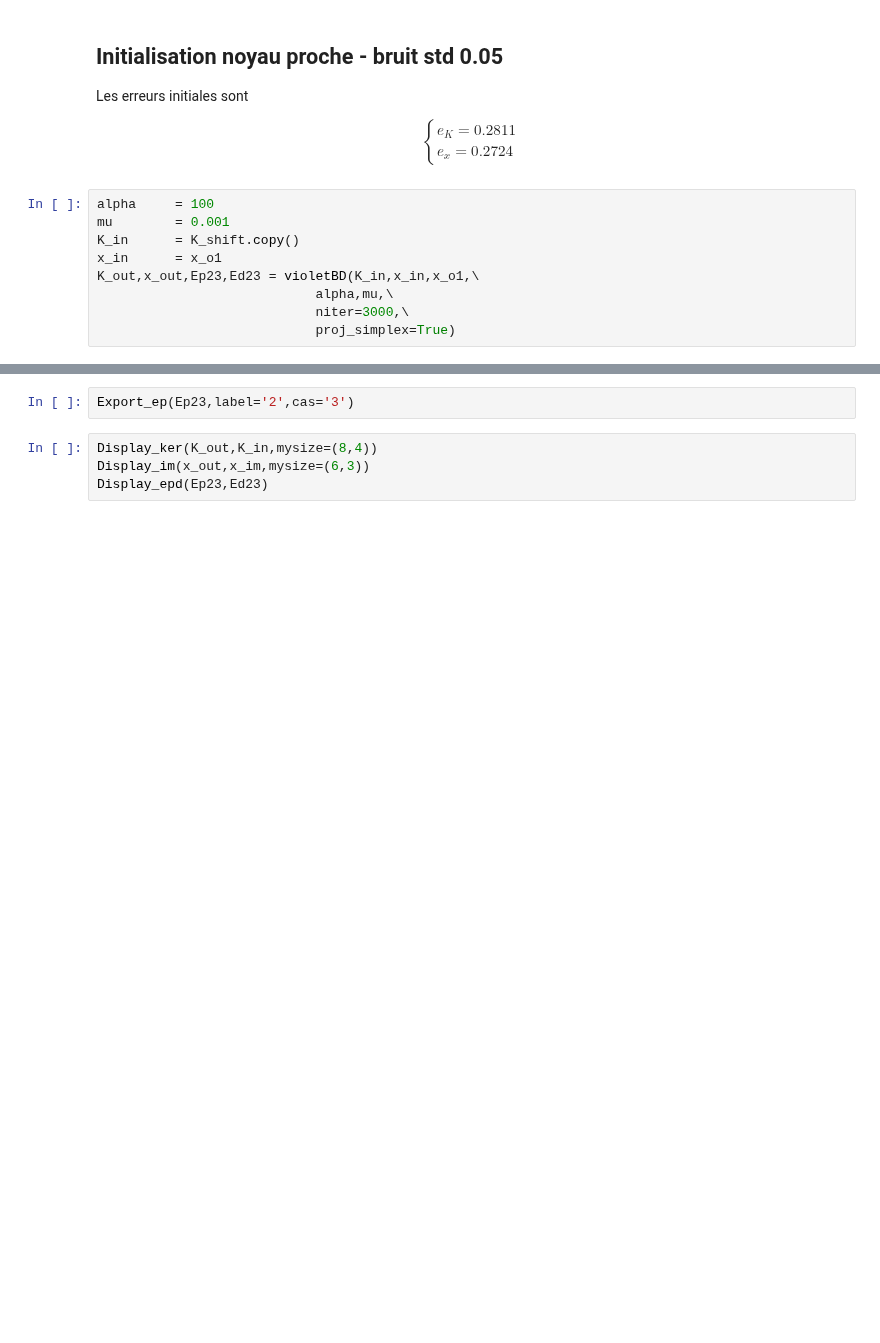
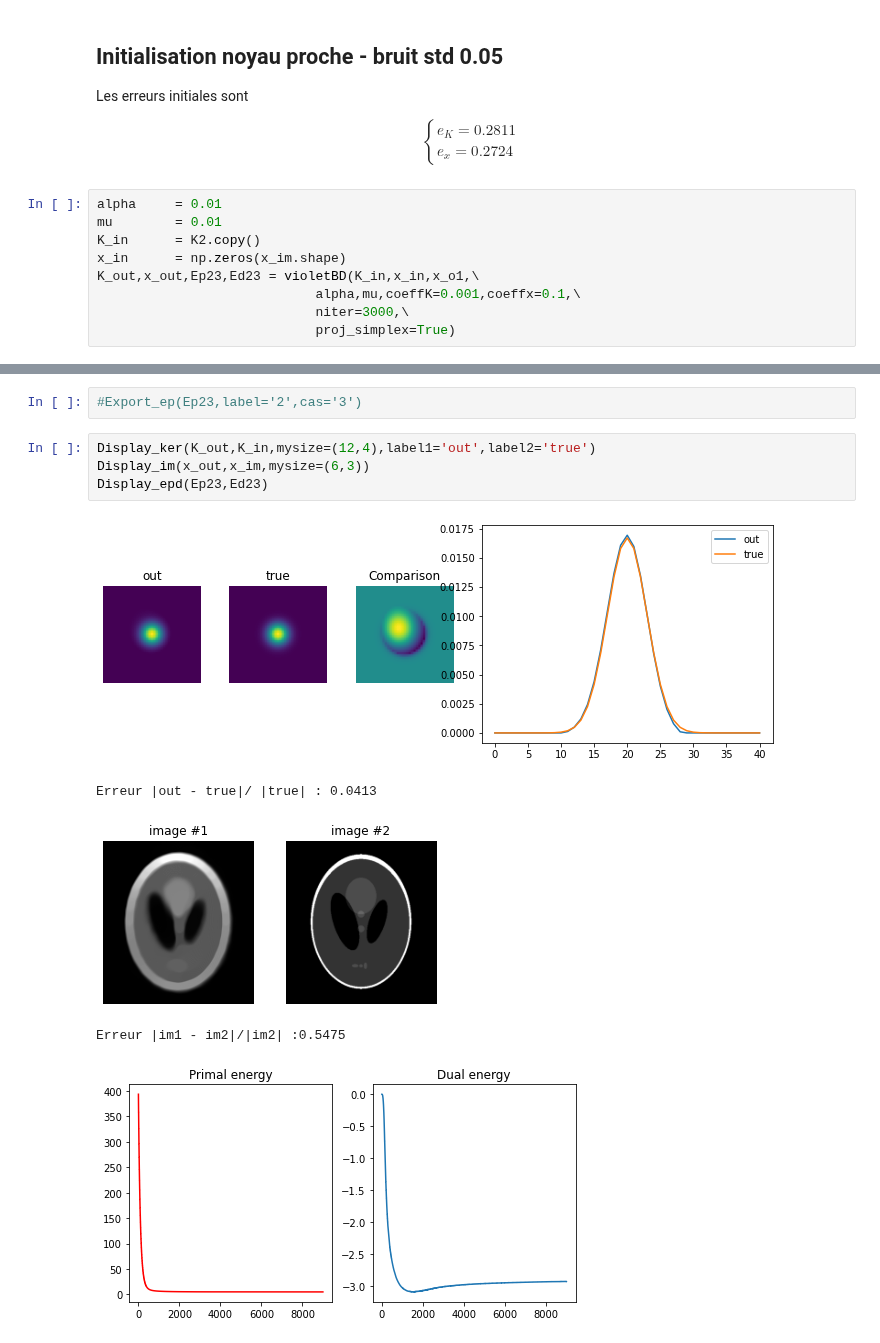
Before and after one commit to ceciledellavalle/BlindDeconvolution, a Jupyter notebook: algoviolet.ipynb, the cells around one changed output, grey strips where cells are left out. Cells and saved outputs as stored; diff of their text form; blank space fills up the shorter version.

```diff
--- a/algoviolet.ipynb
+++ b/algoviolet.ipynb
@@ -206,11 +212,11 @@ e_x=0.2724
 \end{cases}
 $$
 # %%
-alpha     = 100
-mu        = 0.001
-K_in      = K_shift.copy()
-x_in      = x_o1
+alpha     = 0.01
+mu        = 0.01
+K_in      = K2.copy()
+x_in      = np.zeros(x_im.shape)
 K_out,x_out,Ep23,Ed23 = violetBD(K_in,x_in,x_o1,\
-                            alpha,mu,\
+                            alpha,mu,coeffK=0.001,coeffx=0.1,\
                             niter=3000,\
                             proj_simplex=True)
@@ -217,6 +241,12 @@ K_out,x_out,Ep23,Ed23 = violetBD(K_in,x_in,x_o1,\
 # %%
-Export_ep(Ep23,label='2',cas='3')
+#Export_ep(Ep23,label='2',cas='3')
 # %%
-Display_ker(K_out,K_in,mysize=(8,4))
+Display_ker(K_out,K_in,mysize=(12,4),label1='out',label2='true')
 Display_im(x_out,x_im,mysize=(6,3))
 Display_epd(Ep23,Ed23)
+# %% [output]
+[figure, added]
+Erreur |out - true|/ |true| : 0.0413
+[figure, added]
+Erreur |im1 - im2|/|im2| :0.5475
+[figure, added]
```
Also changed, not shown: parts of 22 cells of this notebook, 9 other files.
